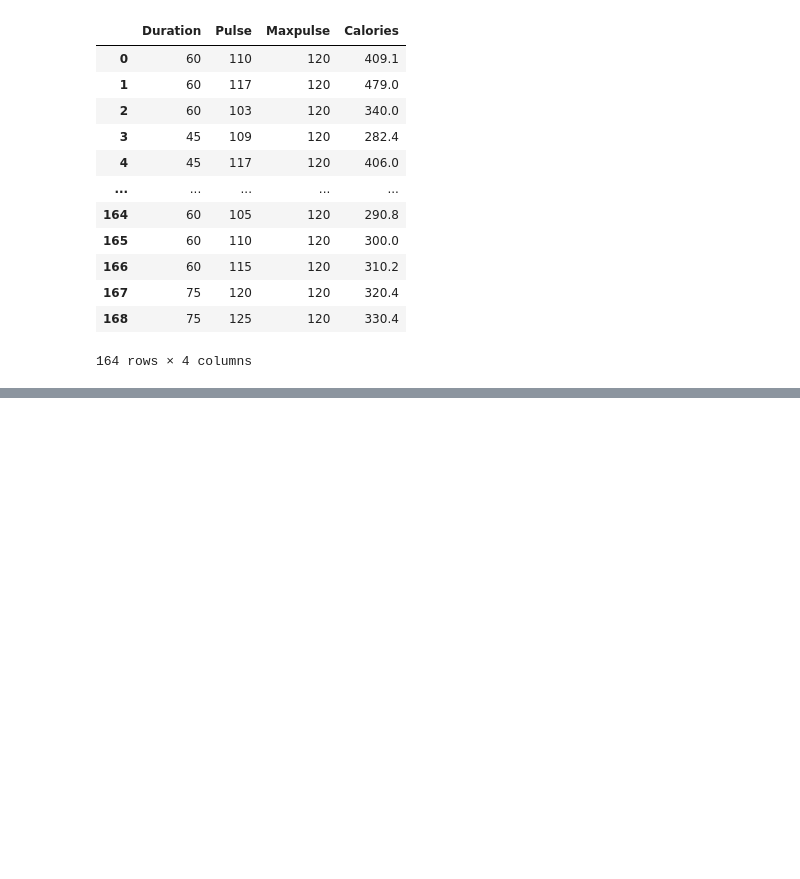
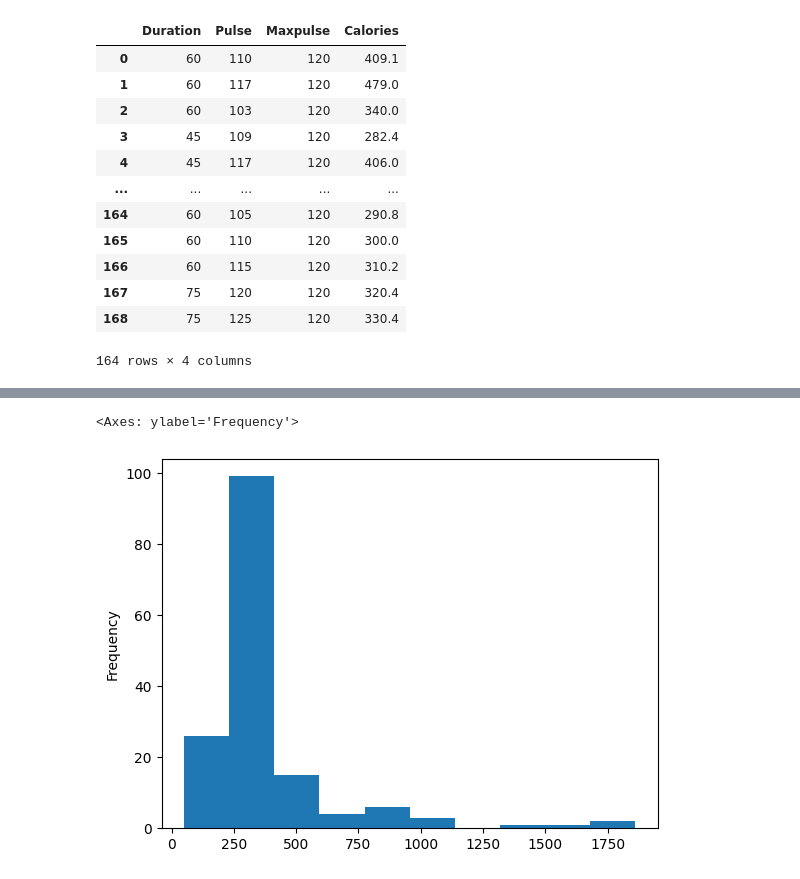
Before and after one commit to ahsiulkarim/Python-and-data-science, a Jupyter notebook: Statistics for Data Science/Script.ipynb, the cells around one changed output, grey strips where cells are left out. Cells and saved outputs as stored; diff of their text form; code cells hidden in the pictures; blank space fills up the shorter version.

```diff
--- a/Statistics for Data Science/Script.ipynb
+++ b/Statistics for Data Science/Script.ipynb
@@ -1527,0 +1584,5 @@ df
+# %%
+df["Calories"].plot(kind='hist')
+# %% [output]
+<Axes: ylabel='Frequency'>
+[figure, added]
```
Also changed, not shown: parts of 8 cells of this notebook.
